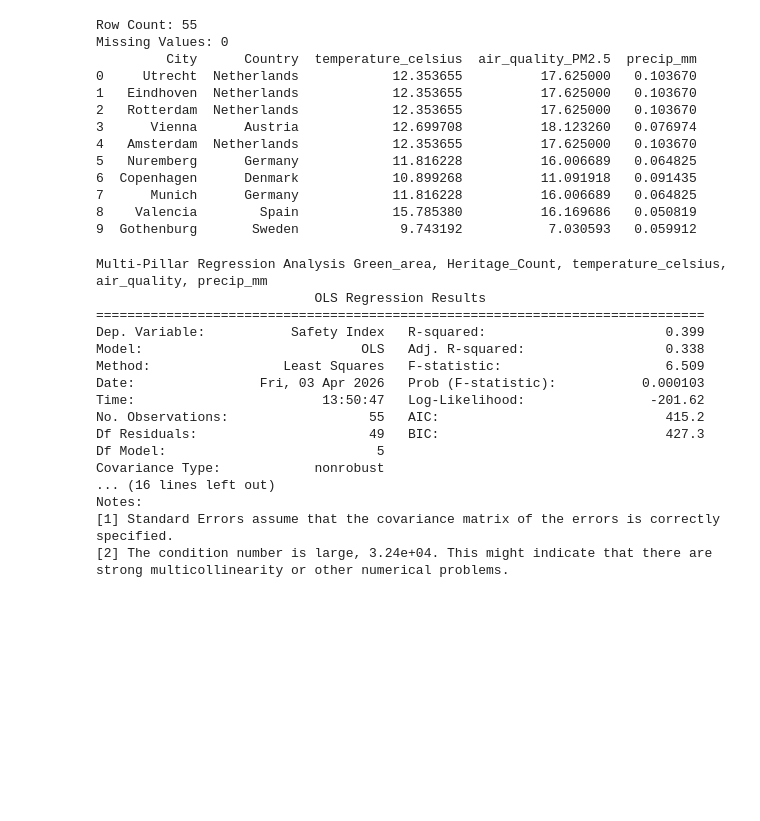
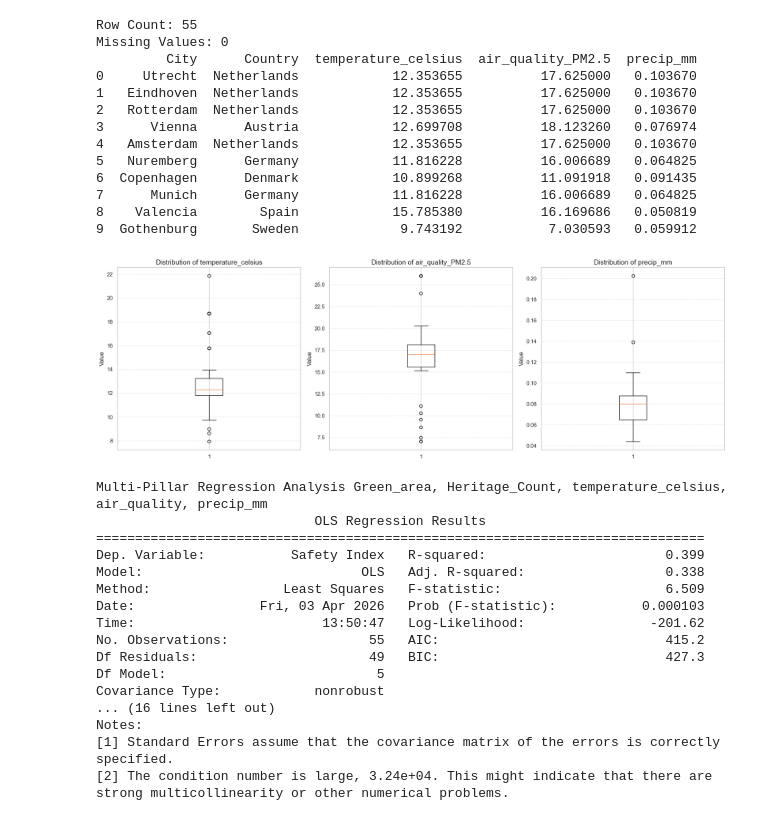
Before and after one commit to AoifeMurphy02/DAV_Specification_Index_Generation_and_Visualization, a Jupyter notebook: HGW_Index.ipynb, the cells around one changed output. Cells and saved outputs as stored; diff of their text form; code cells hidden in the pictures; blank space fills up the shorter version.

Commit message:
viz: for weather data
 - boxplots for weather data (temperature_celsius, air_quality_PM2.5, precip_mm)

```diff
--- a/HGW_Index.ipynb
+++ b/HGW_Index.ipynb
@@ -703,6 +711,29 @@ Missing Values: 0
 7      Munich      Germany            11.816228          16.006689   0.064825
 8    Valencia        Spain            15.785380          16.169686   0.050819
 9  Gothenburg       Sweden             9.743192           7.030593   0.059912
+# %%
+
+
+
+weather_pillars = ['temperature_celsius', 'air_quality_PM2.5', 'precip_mm']
+
+# 3 subplots for comparison
+fig, axes = plt.subplots(1, 3, figsize=(18, 6))
+
+colors = ['#ff7f0e', '#9467bd', '#1f77b4']
+for i, col in enumerate(weather_pillars):
+    # Plotting on the respective subplot
+    axes[i].boxplot(df_europe_master[col].dropna())
+
+    # Formatting
+    axes[i].set_title(f'Distribution of {col}', fontsize=14)
+    axes[i].set_ylabel('Value', fontsize=12)
+    axes[i].grid(axis='y', linestyle='--', alpha=0.5)
+
+plt.tight_layout()
+plt.show()
+# %% [output]
+[figure, added]
 # %%
 
 features = [
```
Also changed, not shown: parts of 3 cells of this notebook.
